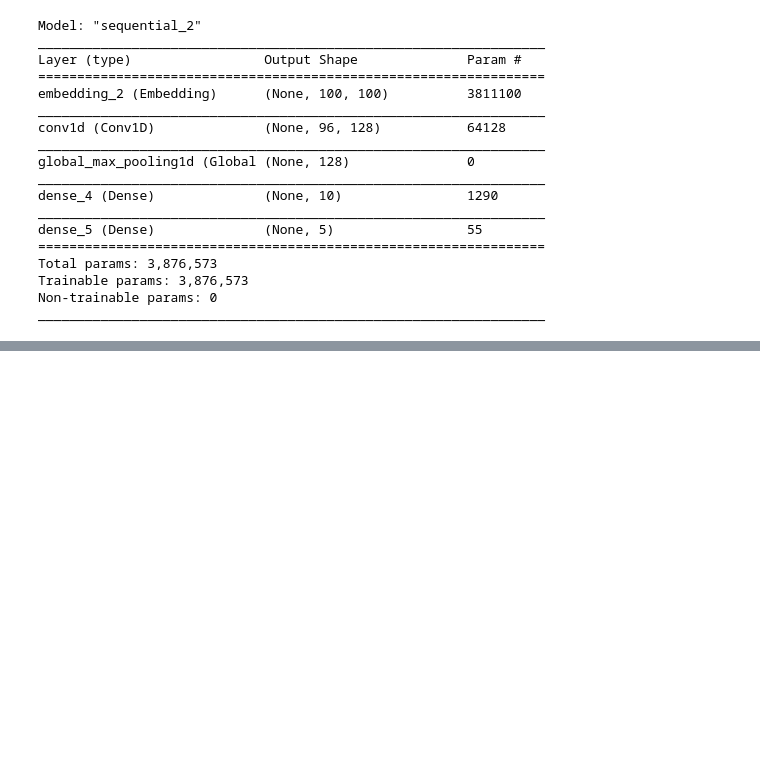
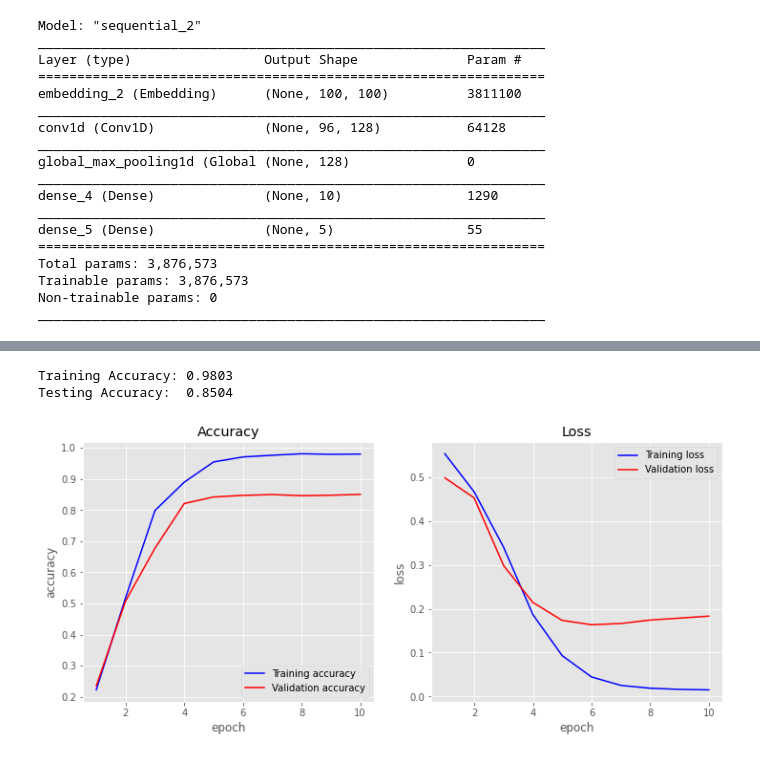
Before and after one commit to davidebonaglia/NLPandTextMining, a Jupyter notebook: Code/7. RNN vs CNN.ipynb, the cells around one changed output, grey strips where cells are left out. Saved outputs shown, nothing was run; the diff lists cells and outputs as text; code cells hidden in the pictures; blank space fills up the shorter version.

```diff
--- a/Code/7. RNN vs CNN.ipynb
+++ b/Code/7. RNN vs CNN.ipynb
@@ -249,0 +373,27 @@ Testing Accuracy:  0.8396
+# %%
+model = Sequential()
+
+model.add(layers.Embedding(vocab_size, embedding_dim, input_length=maxlen))
+model.add(layers.Conv1D(128, 5, activation='relu'))
+model.add(layers.GlobalMaxPooling1D())
+
+model.add(layers.Dense(20, activation='relu'))
+model.add(layers.Dense(5, activation='sigmoid'))
+
+model.compile(optimizer='adam', loss='binary_crossentropy', metrics=['accuracy'])
+
+history = model.fit(X_train, y_train,
+                    epochs=10,
+                    verbose=False,
+                    validation_data=(X_test, y_test),
+                    batch_size=64)
+
+loss, accuracy = model.evaluate(X_train, y_train, verbose=False)
+print("Training Accuracy: {:.4f}".format(accuracy))
+loss, accuracy = model.evaluate(X_test, y_test, verbose=False)
+print("Testing Accuracy:  {:.4f}".format(accuracy))
+plot_history(history, val=1)
+# %% [output]
+Training Accuracy: 0.9803
+Testing Accuracy:  0.8504
+[figure, added]
```
Also changed, not shown: parts of 34 cells of this notebook.
